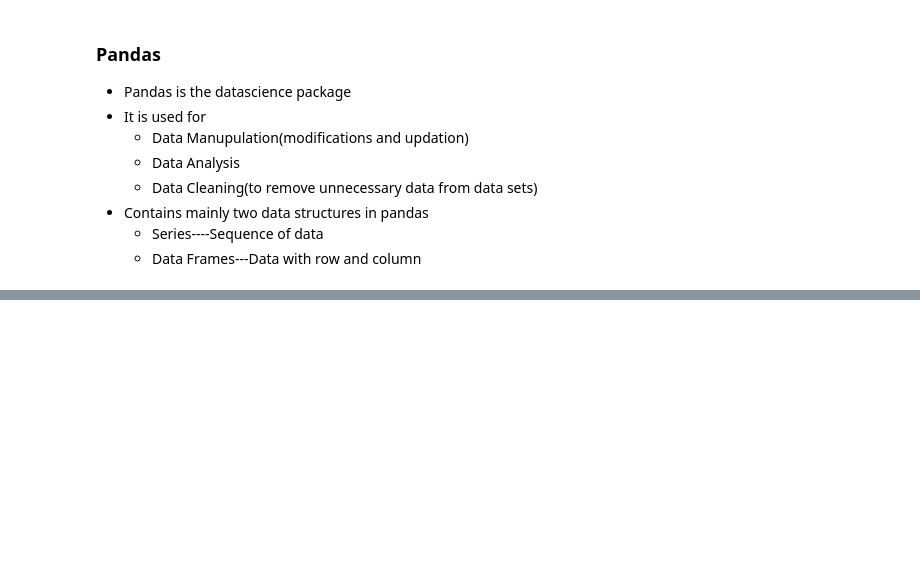
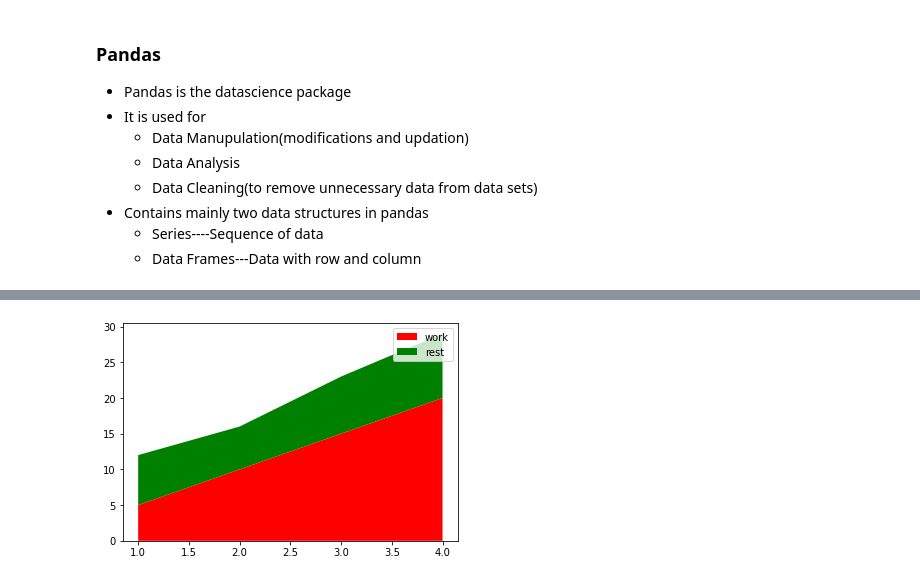
Before and after one commit to dhana605/python, a Jupyter notebook: 7-2-2022.ipynb, the cells around one changed output, grey strips where cells are left out. Drawn from its saved outputs; the diff is of its cells as text; code cells hidden in the pictures; blank space fills up the shorter version.

```diff
--- a/7-2-2022.ipynb
+++ b/7-2-2022.ipynb
@@ -616,0 +813,10 @@ dir(numpy)
+# %%
+# Area plot
+days=[1,2,3,4]
+working=[5,10,15,20]
+sleeping=[7,6,8,9]
+plt.stackplot(days,working,sleeping,colors=['red','green'],labels=['work','rest'])
+plt.legend()
+plt.show()
+# %% [output]
+[figure, added]
```
Also changed, not shown: parts of 28 cells of this notebook.
